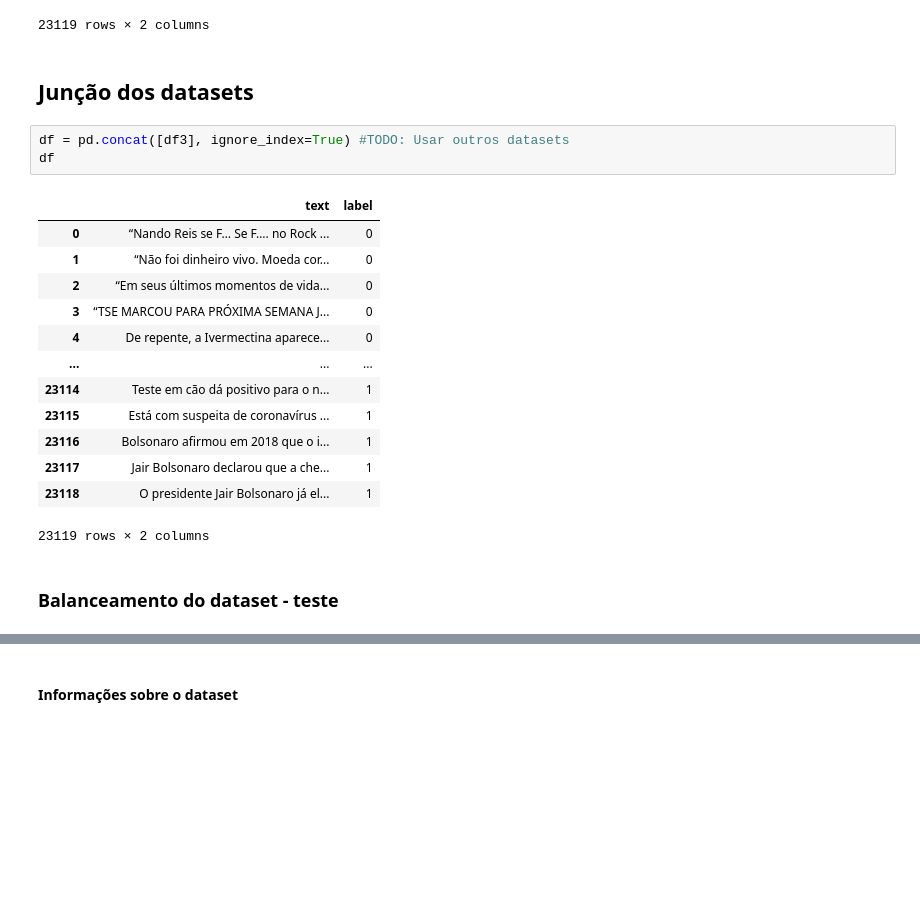
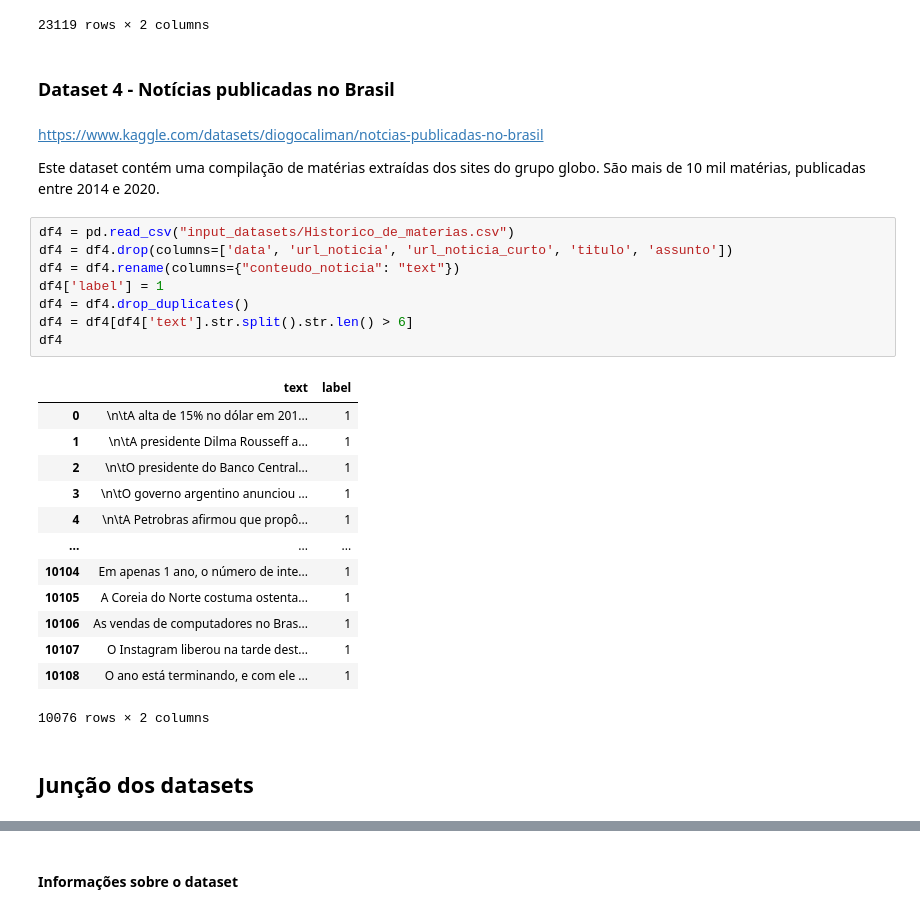
Before and after one commit to GuiGuedes10/Stroj---Resindecia-IA-Puc-Eldorado, a Jupyter notebook: training_data/dataset.ipynb, the cells around one changed output, grey strips where cells are left out. Saved outputs shown, nothing was run; the diff lists cells and outputs as text; blank space fills up the shorter version.

```diff
--- a/training_data/dataset.ipynb
+++ b/training_data/dataset.ipynb
@@ -100,24 +104,34 @@ df3
 | 23196 | Jair Bolsonaro declarou que a che... | 1 |
 | 23197 | O presidente Jair Bolsonaro já el... | 1 |
 23119 rows × 2 columns
+# %% [markdown]
+### Dataset 4 - Notícias publicadas no Brasil
+# %% [markdown]
+https://www.kaggle.com/datasets/diogocaliman/notcias-publicadas-no-brasil
+
+Este dataset contém uma compilação de matérias extraídas dos sites do grupo globo.
+São mais de 10 mil matérias, publicadas entre 2014 e 2020.
+# %%
+df4 = pd.read_csv("input_datasets/Historico_de_materias.csv")
+df4 = df4.drop(columns=['data', 'url_noticia', 'url_noticia_curto', 'titulo', 'assunto'])
+df4 = df4.rename(columns={"conteudo_noticia": "text"})
+df4['label'] = 1
+df4 = df4.drop_duplicates()
+df4 = df4[df4['text'].str.split().str.len() > 6]
+df4
+# %% [output]
+|  | text | label |
+| 0 | \n\tA alta de 15% no dólar em 201... | 1 |
+| 1 | \n\tA presidente Dilma Rousseff a... | 1 |
+| 2 | \n\tO presidente do Banco Central... | 1 |
+| 3 | \n\tO governo argentino anunciou ... | 1 |
+| 4 | \n\tA Petrobras afirmou que propô... | 1 |
+| ... | ... | ... |
+| 10104 | Em apenas 1 ano, o número de inte... | 1 |
+| 10105 | A Coreia do Norte costuma ostenta... | 1 |
+| 10106 | As vendas de computadores no Bras... | 1 |
+| 10107 | O Instagram liberou na tarde dest... | 1 |
+| 10108 | O ano está terminando, e com ele ... | 1 |
+10076 rows × 2 columns
 # %% [markdown]
 ## Junção dos datasets
-# %%
-df = pd.concat([df3], ignore_index=True) #TODO: Usar outros datasets
-df
-# %% [output]
-|  | text | label |
-| 0 | “Nando Reis se F… Se F…. no Rock ... | 0 |
-| 1 | “Não foi dinheiro vivo. Moeda cor... | 0 |
-| 2 | “Em seus últimos momentos de vida... | 0 |
-| 3 | “TSE MARCOU PARA PRÓXIMA SEMANA J... | 0 |
-| 4 | De repente, a Ivermectina aparece... | 0 |
-| ... | ... | ... |
-| 23114 | Teste em cão dá positivo para o n... | 1 |
-| 23115 | Está com suspeita de coronavírus ... | 1 |
-| 23116 | Bolsonaro afirmou em 2018 que o i... | 1 |
-| 23117 | Jair Bolsonaro declarou que a che... | 1 |
-| 23118 | O presidente Jair Bolsonaro já el... | 1 |
-23119 rows × 2 columns
-# %% [markdown]
-### Balanceamento do dataset - teste
```
Also changed, not shown: parts of 14 cells of this notebook, 11 other files.
